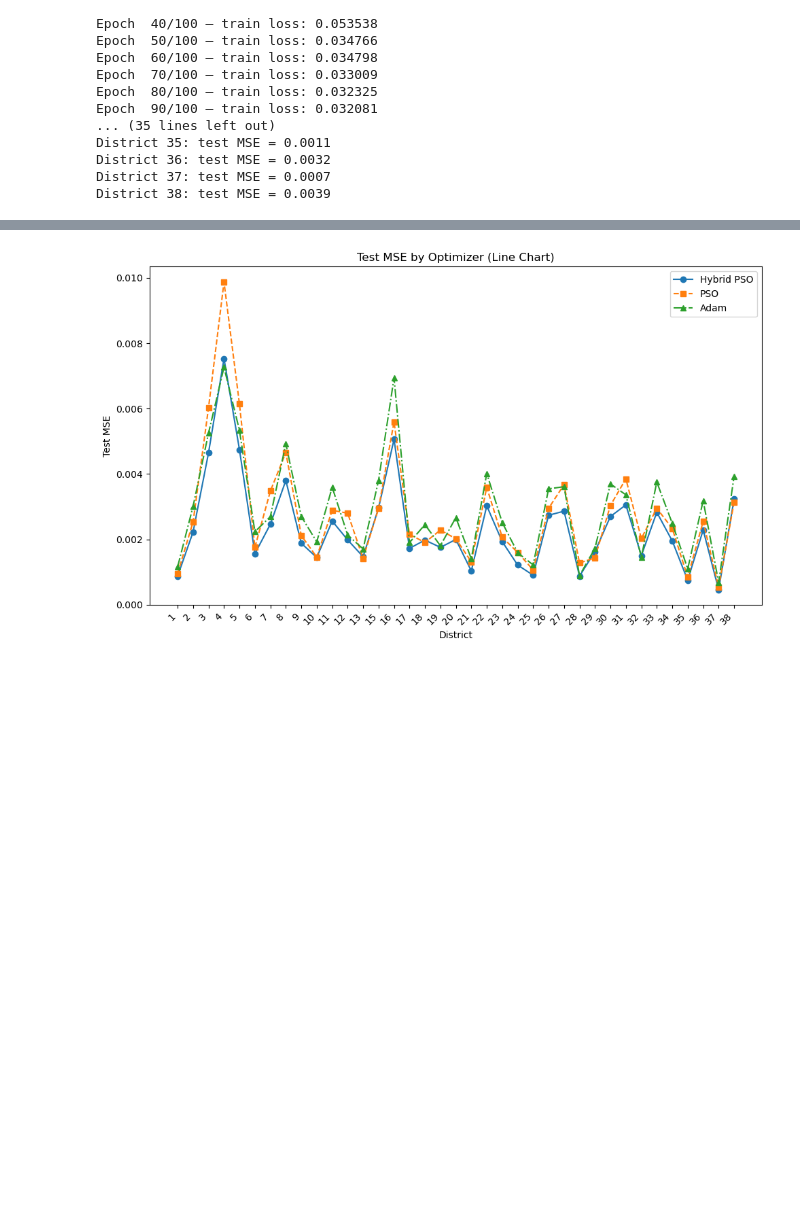
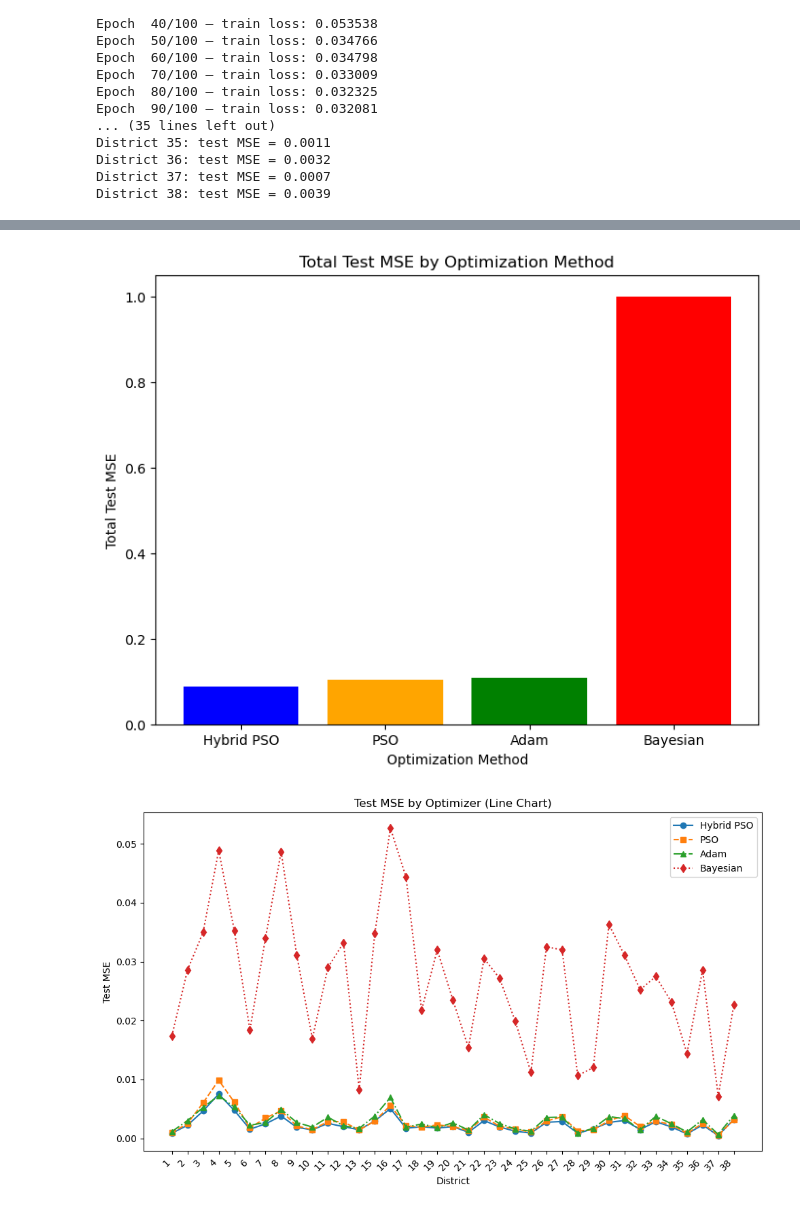
Before and after one commit to omerzzeybek9/Traffic-Congestion-Prediction-Optimization, a Jupyter notebook: main_pso.ipynb, the cells around one changed output, grey strips where cells are left out. Saved outputs shown, nothing was run; the diff lists cells and outputs as text; code cells hidden in the pictures; blank space fills up the shorter version.

```diff
--- a/main_pso.ipynb
+++ b/main_pso.ipynb
@@ -506,25 +605,44 @@ District 38: test MSE = 0.0039
 # %%
 import matplotlib.pyplot as plt
 import numpy as np
 
 districts = list(results_hybrid.keys())
 test_hybrid = [results_hybrid[d]['test_mse'] for d in districts]
 test_pso    = [results_grad_free_pso[d]['test_mse'] for d in districts]
 test_adam   = [results_adam[d]['test_mse'] for d in districts]
+test_bayes  = [results_bayes[d]['test_mse'] for d in districts]
+
+total_hybrid = sum(test_hybrid)
+total_pso = sum(test_pso)
+total_adam = sum(test_adam)
+total_bayes = sum(test_bayes)
+
+methods = ['Hybrid PSO', 'PSO', 'Adam', 'Bayesian']
+totals = [total_hybrid, total_pso, total_adam, total_bayes]
+
+plt.figure(figsize=(8, 6))
+plt.bar(methods, totals, color=['blue', 'orange', 'green', 'red'])
+plt.xlabel('Optimization Method')
+plt.ylabel('Total Test MSE')
+plt.title('Total Test MSE by Optimization Method')
+plt.show()
+
 
 x = np.arange(len(districts))
 
 plt.figure(figsize=(10, 6))
 plt.plot(x, test_hybrid, marker='o', linestyle='-', label='Hybrid PSO')
 plt.plot(x, test_pso,    marker='s', linestyle='--', label='PSO')
 plt.plot(x, test_adam,   marker='^', linestyle='-.', label='Adam')
+plt.plot(x, test_bayes,  marker='d', linestyle=':', label='Bayesian')
 
 plt.xticks(x, districts, rotation=45, ha='right')
 plt.xlabel('District')
 plt.ylabel('Test MSE')
 plt.title('Test MSE by Optimizer (Line Chart)')
 plt.legend()
 plt.tight_layout()
 plt.show()
 # %% [output]
-[figure, old version]
+[figure, new version]
+[figure, added]
```
Also changed, not shown: parts of 1 cell of this notebook.
